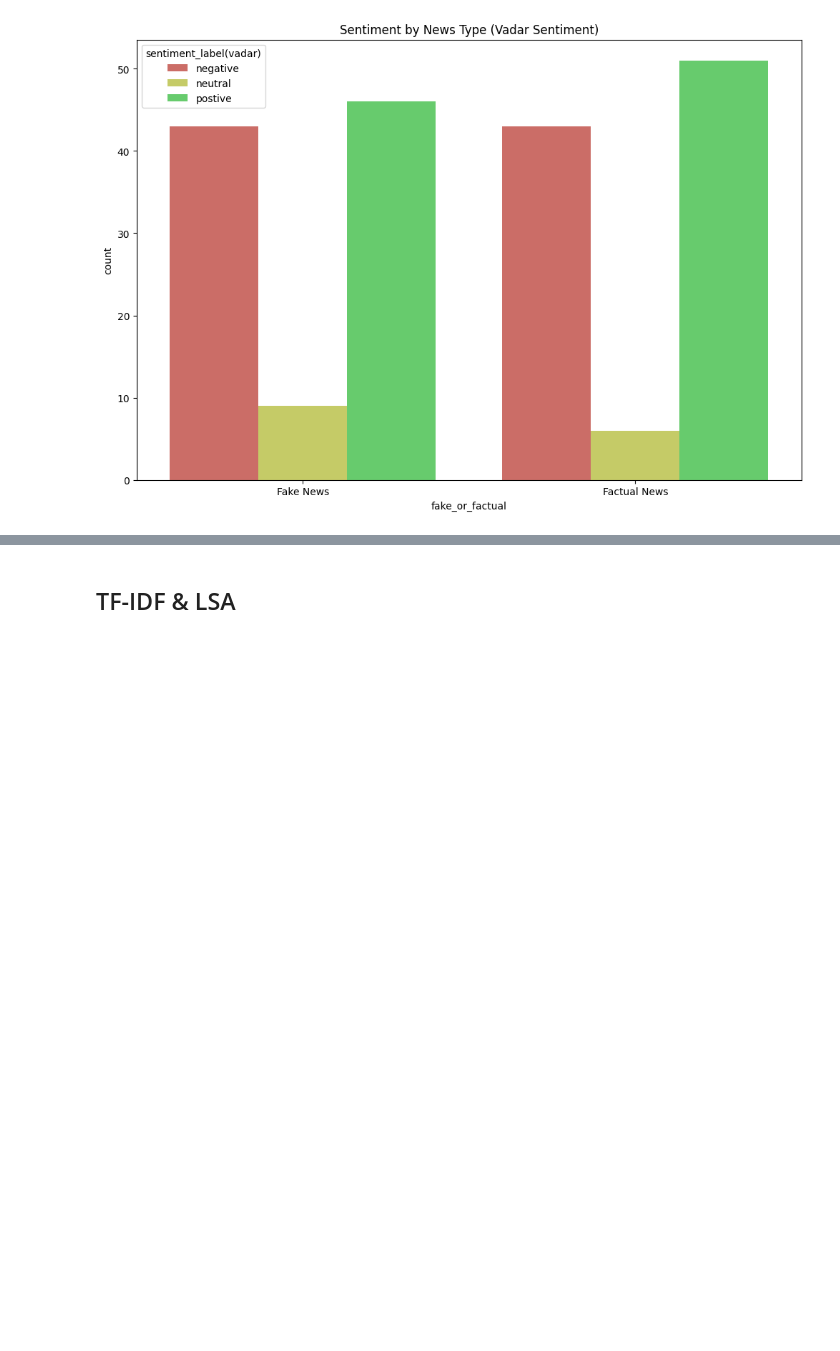
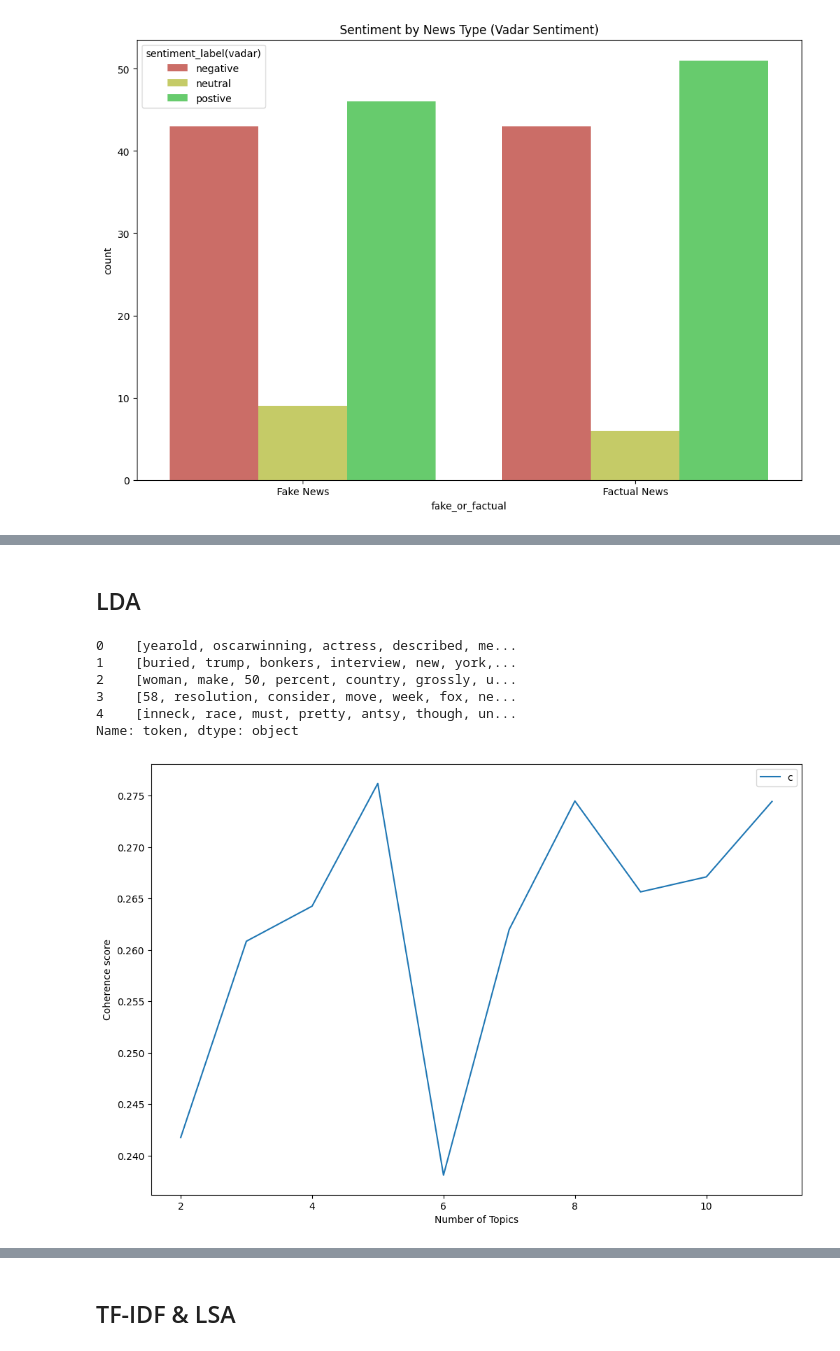
Before and after one commit to richmond003/Categorizing-Fake-News, a Jupyter notebook: model.ipynb, the cells around one changed output, grey strips where cells are left out. Saved outputs shown, nothing was run; the diff lists cells and outputs as text; code cells hidden in the pictures; blank space fills up the shorter version.

```diff
--- a/model.ipynb
+++ b/model.ipynb
@@ -617,0 +618,36 @@ sns.countplot(
+# %% [markdown]
+## LDA
+# %%
+fake_news_text = data[data["fake_or_factual"] == "Fake News"]["token"].reset_index(drop=True)
+# %%
+fake_news_text.head()
+# %% [output]
+0    [yearold, oscarwinning, actress, described, me...
+1    [buried, trump, bonkers, interview, new, york,...
+2    [woman, make, 50, percent, country, grossly, u...
+3    [58, resolution, consider, move, week, fox, ne...
+4    [inneck, race, must, pretty, antsy, though, un...
+Name: token, dtype: object
+# %%
+dicitionary_fake = corpora.Dictionary(fake_news_text)
+fake_doc_term = [dicitionary_fake.doc2bow(text) for text in fake_news_text]
+# %%
+coherence_values = []
+model_lst = []
+
+min_topic = 2
+max_topic = 11
+
+for num_topic_i in range(min_topic, max_topic + 1):
+    model = gensim.models.LdaModel(fake_doc_term, num_topics= num_topic_i, id2word=dicitionary_fake)
+    model_lst.append(model)
+    coherence_model = CoherenceModel(model=model, texts=fake_news_text, dictionary=dicitionary_fake, coherence="c_v")
+    coherence_values.append(coherence_model.get_coherence())
+# %%
+plt.plot(range(min_topic, max_topic + 1), coherence_values)
+plt.xlabel("Number of Topics")
+plt.ylabel("Coherence score")
+plt.legend(("coherence_values"), loc='best')
+plt.show()
+# %% [output]
+[figure, added]
```
Also changed, not shown: parts of 22 cells of this notebook.
